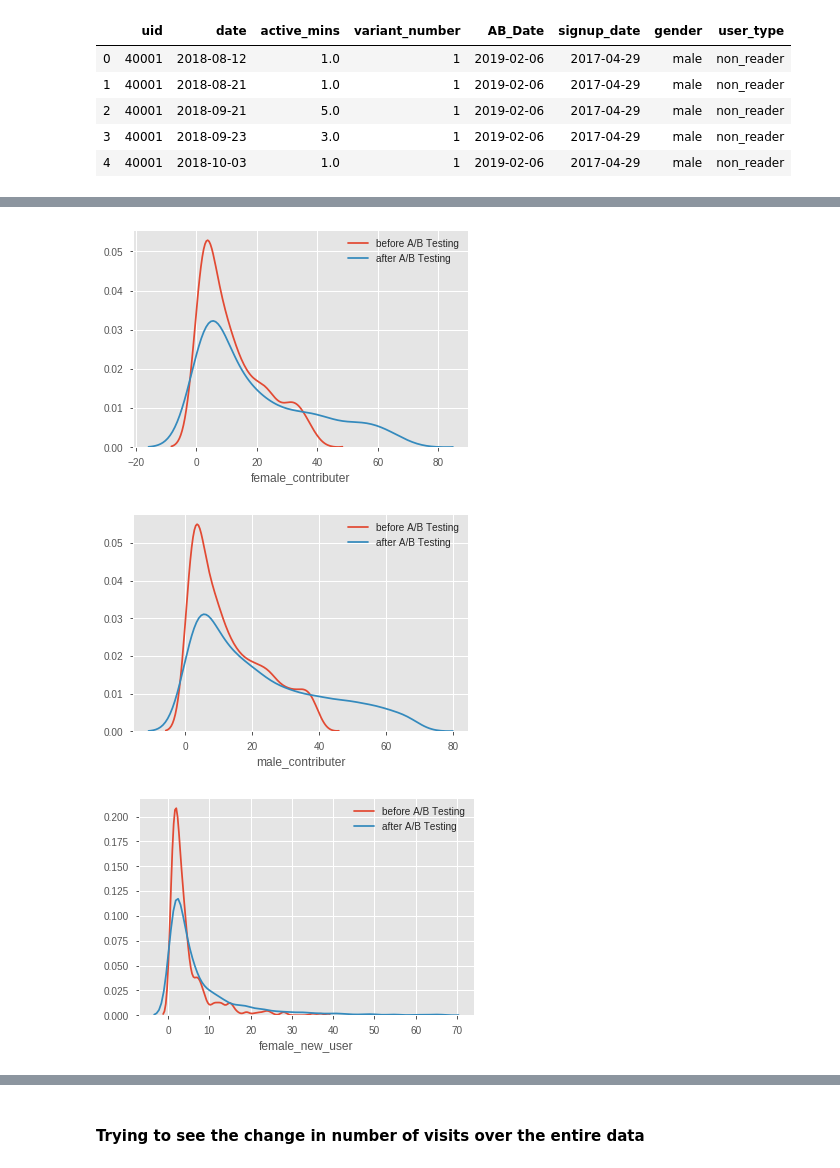
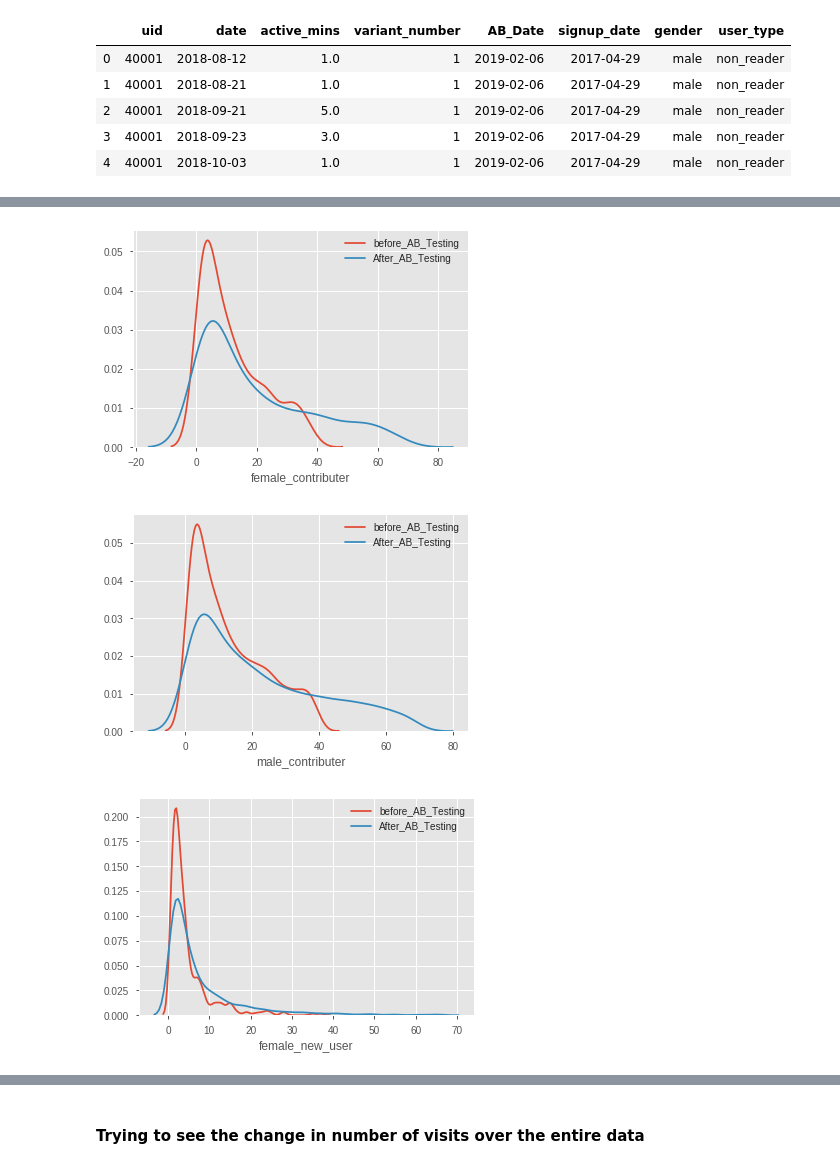
Before and after one commit to sagnikrana/Quora-Data-Challenge, a Jupyter notebook: QuoraDataScienceChallenge.ipynb, the cells around one changed output, grey strips where cells are left out. Saved outputs shown, nothing was run; the diff lists cells and outputs as text; code cells hidden in the pictures.

```diff
--- a/QuoraDataScienceChallenge.ipynb
+++ b/QuoraDataScienceChallenge.ipynb
@@ -346,22 +352,22 @@ build_dist(before_AB_treatment_base_table_noout[(before_AB_treatment_base_table_
 # %%
 build_dist(before_AB_treatment_base_table_noout[(before_AB_treatment_base_table_noout["gender"] == "unknown")&(before_AB_treatment_base_table_noout["user_type"] == "contributor")],
            after_AB_treatment_base_table_noout[(after_AB_treatment_base_table_noout["gender"] == "unknown")&(after_AB_treatment_base_table_noout["user_type"] == "contributor")],
-           "active_mins","active_mins","female_contributer")
+           "active_mins","active_mins","female_contributer", "before_AB_Testing","After_AB_Testing")
 # %% [output]
-[figure, old version]
+[figure, new version]
 # %%
 
 build_dist(before_AB_treatment_base_table_noout[(before_AB_treatment_base_table_noout["gender"] == "male")&(before_AB_treatment_base_table_noout["user_type"] == "contributor")],
            after_AB_treatment_base_table_noout[(after_AB_treatment_base_table_noout["gender"] == "male")&(after_AB_treatment_base_table_noout["user_type"] == "contributor")],
-           "active_mins","active_mins","male_contributer")
+           "active_mins","active_mins","male_contributer", "before_AB_Testing","After_AB_Testing")
 # %% [output]
-[figure, old version]
+[figure, new version]
 # %%
 build_dist(before_AB_treatment_base_table_noout[(before_AB_treatment_base_table_noout["gender"] == "female")&(before_AB_treatment_base_table_noout["user_type"] == "new_user")],
            after_AB_treatment_base_table_noout[(after_AB_treatment_base_table_noout["gender"] == "female")&(after_AB_treatment_base_table_noout["user_type"] == "new_user")],
-           "active_mins","active_mins","female_new_user")
+           "active_mins","active_mins","female_new_user", "before_AB_Testing","After_AB_Testing")
 # %% [output]
-[figure, old version]
+[figure, new version]
 # %%
 
 build_dist(before_AB_treatment_base_table_noout[(before_AB_treatment_base_table_noout["gender"] == "male")&(before_AB_treatment_base_table_noout["user_type"] == "new_user")],
```
Also changed, not shown: parts of 33 cells of this notebook, 6 other files.
